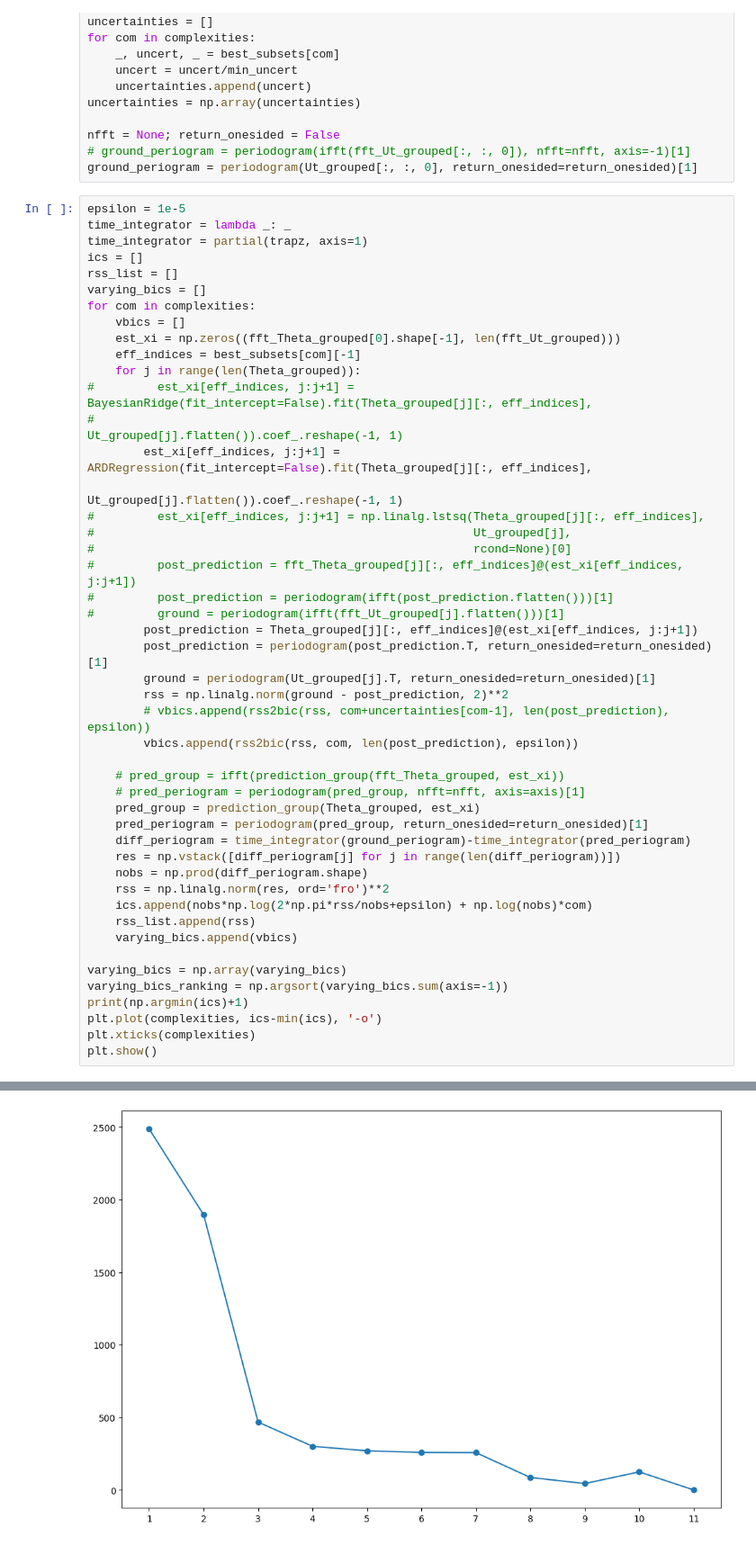
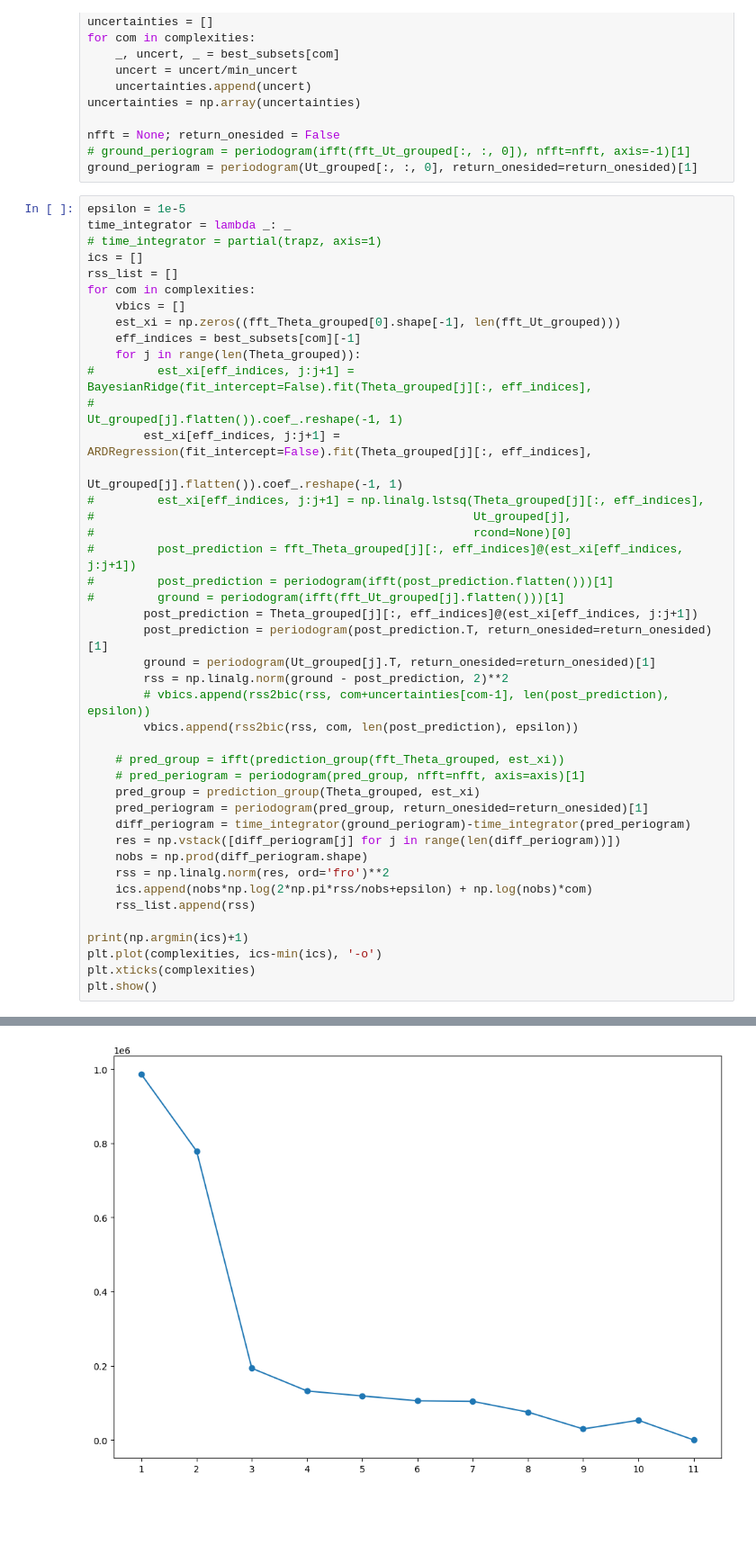
Before and after one commit to Pongpisit-Thanasutives/parametric-discovery, a Jupyter notebook: Spatial_KS_Equation_Chaotic_DEV1.ipynb, the cells around one changed output, grey strips where cells are left out. Shown at 90% size. Drawn from its saved outputs; the diff is of its cells as text; blank space fills up the shorter version.

```diff
--- a/Spatial_KS_Equation_Chaotic_DEV1.ipynb
+++ b/Spatial_KS_Equation_Chaotic_DEV1.ipynb
@@ -323,10 +323,9 @@ ground_periogram = periodogram(Ut_grouped[:, :, 0], return_onesided=return_onesi
 # %%
 epsilon = 1e-5
 time_integrator = lambda _: _
-time_integrator = partial(trapz, axis=1)
+# time_integrator = partial(trapz, axis=1)
 ics = []
 rss_list = []
-varying_bics = []
 for com in complexities:
     vbics = []
     est_xi = np.zeros((fft_Theta_grouped[0].shape[-1], len(fft_Ut_grouped)))
@@ -339,34 +338,31 @@ for com in complexities:
 #         est_xi[eff_indices, j:j+1] = np.linalg.lstsq(Theta_grouped[j][:, eff_indices],
 #                                                      Ut_grouped[j],
 #                                                      rcond=None)[0]
 #         post_prediction = fft_Theta_grouped[j][:, eff_indices]@(est_xi[eff_indices, j:j+1])
 #         post_prediction = periodogram(ifft(post_prediction.flatten()))[1]
 #         ground = periodogram(ifft(fft_Ut_grouped[j].flatten()))[1]
         post_prediction = Theta_grouped[j][:, eff_indices]@(est_xi[eff_indices, j:j+1])
         post_prediction = periodogram(post_prediction.T, return_onesided=return_onesided)[1]
         ground = periodogram(Ut_grouped[j].T, return_onesided=return_onesided)[1]
         rss = np.linalg.norm(ground - post_prediction, 2)**2
         # vbics.append(rss2bic(rss, com+uncertainties[com-1], len(post_prediction), epsilon))
         vbics.append(rss2bic(rss, com, len(post_prediction), epsilon))
 
     # pred_group = ifft(prediction_group(fft_Theta_grouped, est_xi))
     # pred_periogram = periodogram(pred_group, nfft=nfft, axis=axis)[1]
     pred_group = prediction_group(Theta_grouped, est_xi)
     pred_periogram = periodogram(pred_group, return_onesided=return_onesided)[1]
     diff_periogram = time_integrator(ground_periogram)-time_integrator(pred_periogram)
     res = np.vstack([diff_periogram[j] for j in range(len(diff_periogram))])
     nobs = np.prod(diff_periogram.shape)
     rss = np.linalg.norm(res, ord='fro')**2
     ics.append(nobs*np.log(2*np.pi*rss/nobs+epsilon) + np.log(nobs)*com)
     rss_list.append(rss)
-    varying_bics.append(vbics)
 
-varying_bics = np.array(varying_bics)
-varying_bics_ranking = np.argsort(varying_bics.sum(axis=-1))
 print(np.argmin(ics)+1)
 plt.plot(complexities, ics-min(ics), '-o')
 plt.xticks(complexities)
 plt.show()
 # %% [output]
 11
-[figure, old version]
+[figure, new version]
```
Also changed, not shown: parts of 8 cells of this notebook, 2 other files.
